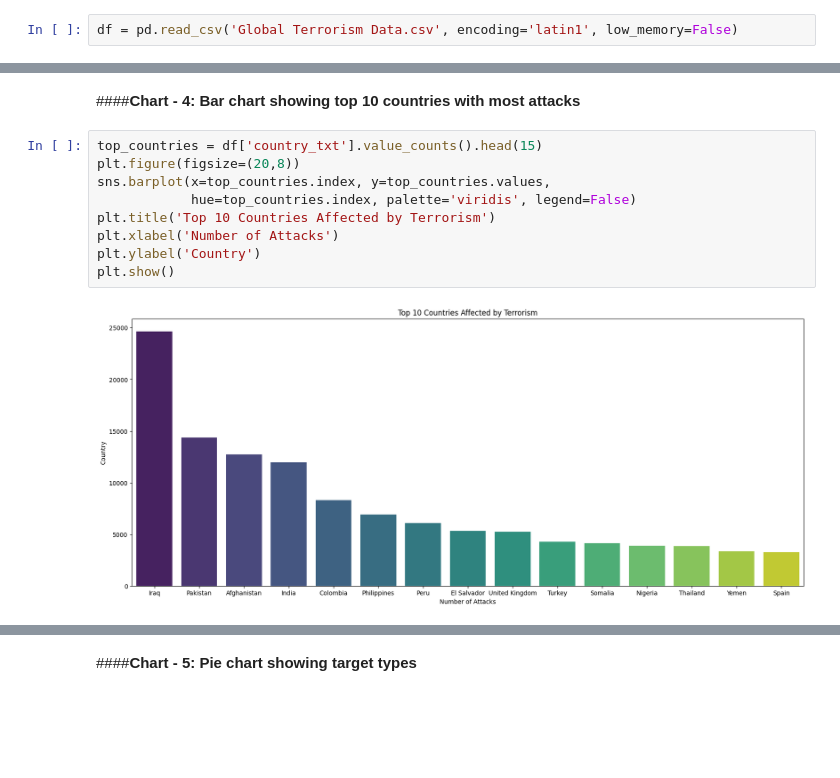
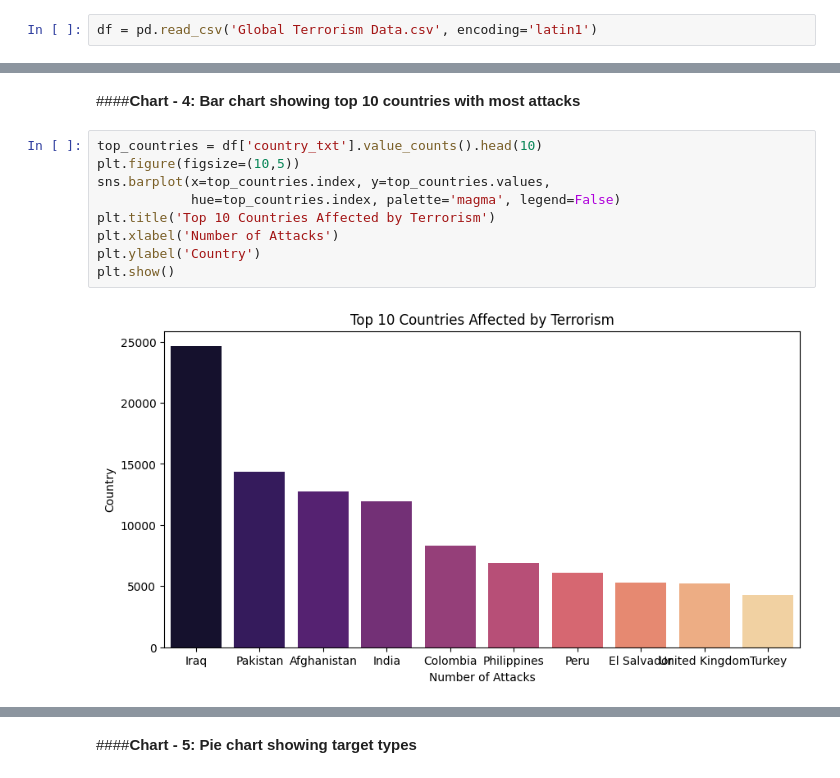
Before and after one commit to DivyankBaluni/Global-Terrorism-Analysis-and-ML, a Jupyter notebook: global_terrorism_pattern_analysis.ipynb, the cells around one changed output, grey strips where cells are left out. Saved outputs shown, nothing was run; the diff lists cells and outputs as text; blank space fills up the shorter version.

```diff
--- a/global_terrorism_pattern_analysis.ipynb
+++ b/global_terrorism_pattern_analysis.ipynb
@@ -120,7 +102,7 @@ import missingno as msno
 # %% [markdown]
 ### **LOADING** **DATA** **SET**
 # %%
-df = pd.read_csv('Global Terrorism Data.csv', encoding='latin1', low_memory=False)
+df = pd.read_csv('Global Terrorism Data.csv', encoding='latin1')
 # %% [markdown]
 ### **Dataset First View**
 # %%
@@ -958,16 +641,16 @@ Name: count, dtype: int64
 # %% [markdown]
 ####**Chart - 4: Bar chart showing top 10 countries with most attacks**
 # %%
-top_countries = df['country_txt'].value_counts().head(15)
-plt.figure(figsize=(20,8))
+top_countries = df['country_txt'].value_counts().head(10)
+plt.figure(figsize=(10,5))
 sns.barplot(x=top_countries.index, y=top_countries.values,
-            hue=top_countries.index, palette='viridis', legend=False)
+            hue=top_countries.index, palette='magma', legend=False)
 plt.title('Top 10 Countries Affected by Terrorism')
 plt.xlabel('Number of Attacks')
 plt.ylabel('Country')
 plt.show()
 # %% [output]
-[figure, old version]
+[figure, new version]
 # %% [markdown]
 
 1. **Why did you pick the specific chart?**
```
Also changed, not shown: parts of 71 cells of this notebook.
